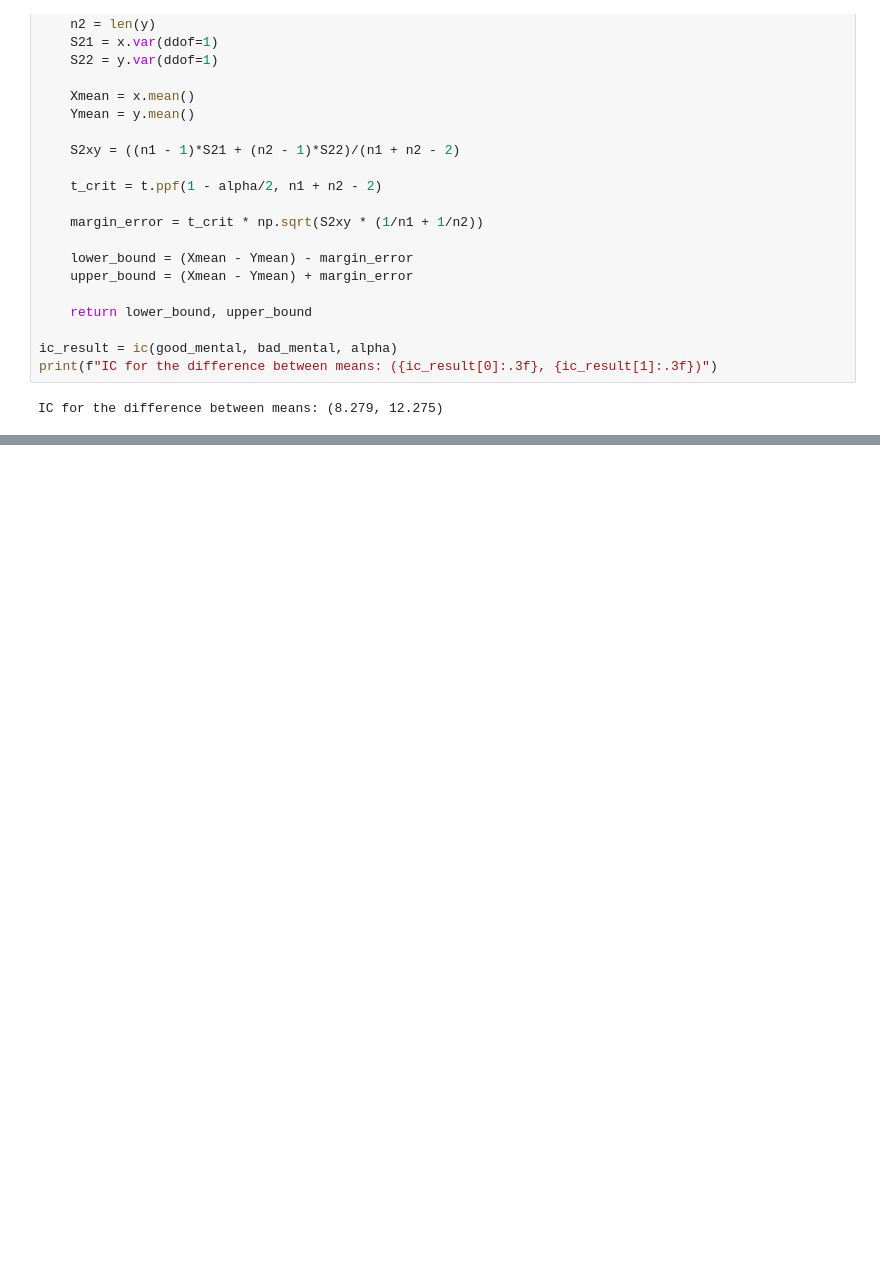
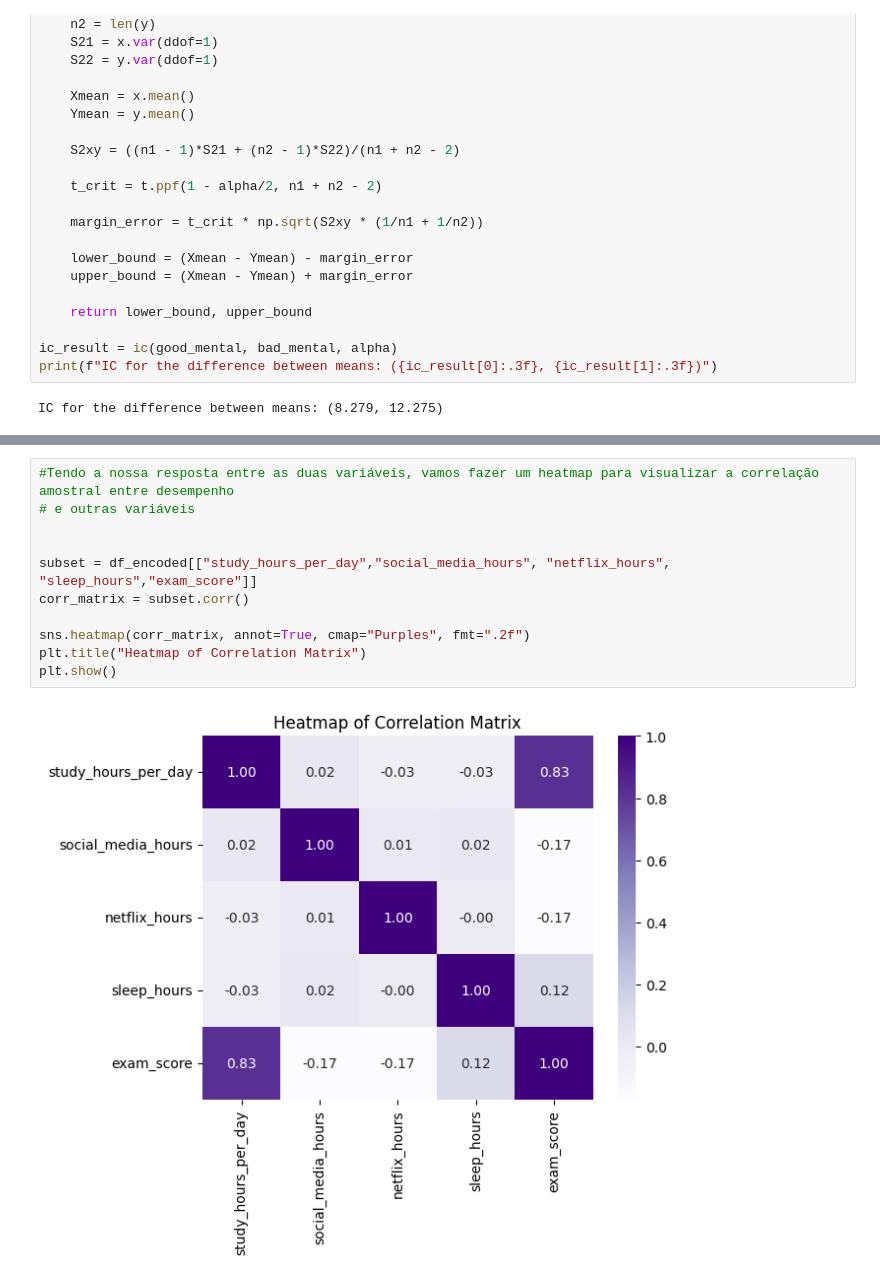
Before and after one commit to FelipeLeDu/Student-Performance-Analysis, a Jupyter notebook: Data science Project 1/Code/Test1.ipynb, the cells around one changed output, grey strips where cells are left out. Drawn from its saved outputs; the diff is of its cells as text; blank space fills up the shorter version.

Commit message:
Parte 3 - Correlação entre as variáveis

```diff
--- a/Data science Project 1/Code/Test1.ipynb
+++ b/Data science Project 1/Code/Test1.ipynb
@@ -264,0 +323,13 @@ IC for the difference between means: (8.279, 12.275)
+# %%
+#Tendo a nossa resposta entre as duas variáveis, vamos fazer um heatmap para visualizar a correlação amostral entre desempenho
+# e outras variáveis
+
+
+subset = df_encoded[["study_hours_per_day","social_media_hours", "netflix_hours", "sleep_hours","exam_score"]]
+corr_matrix = subset.corr()
+
+sns.heatmap(corr_matrix, annot=True, cmap="Purples", fmt=".2f")
+plt.title("Heatmap of Correlation Matrix")
+plt.show()
+# %% [output]
+[figure, added]
```
Also changed, not shown: parts of 6 cells of this notebook.
